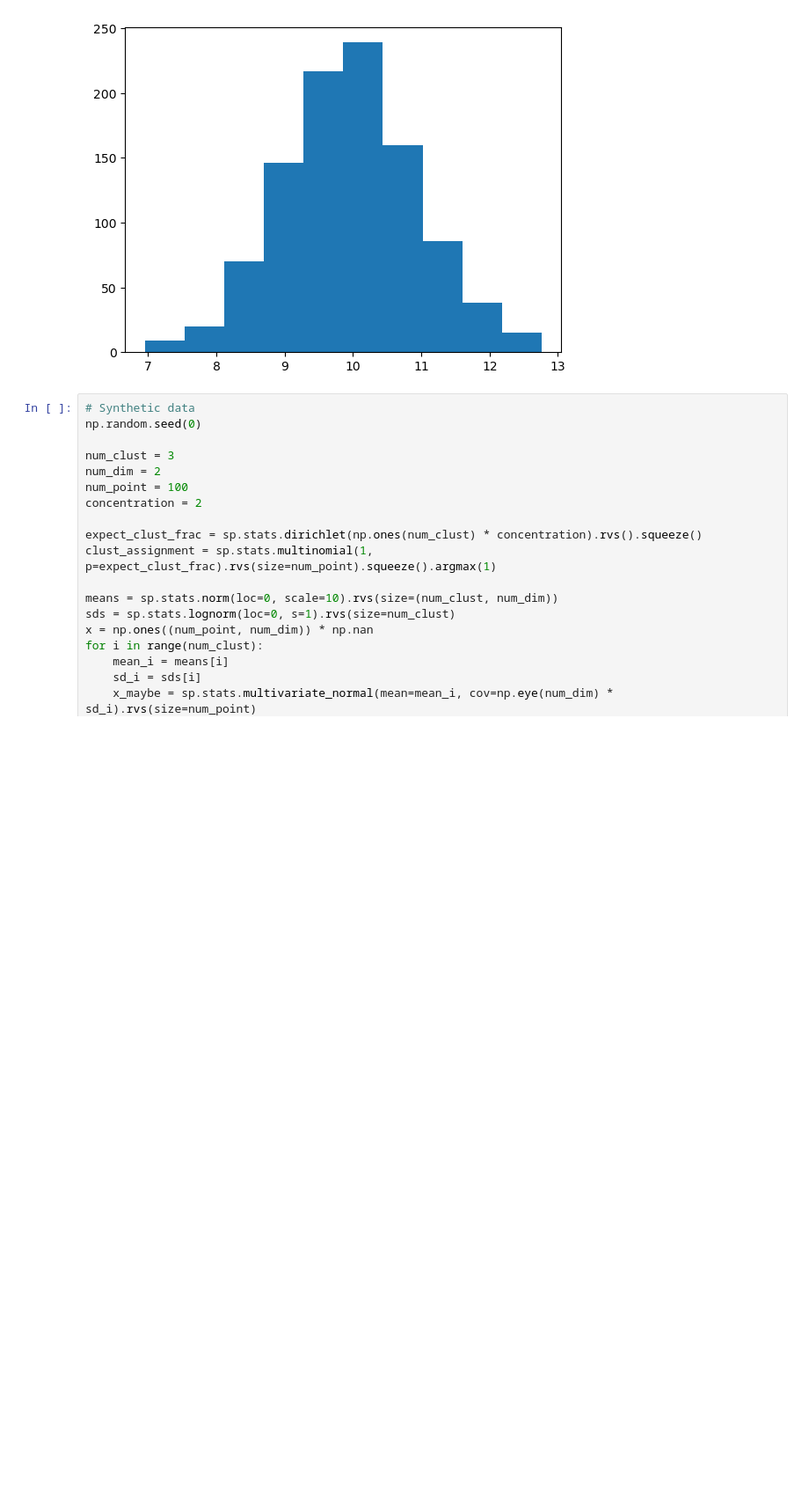
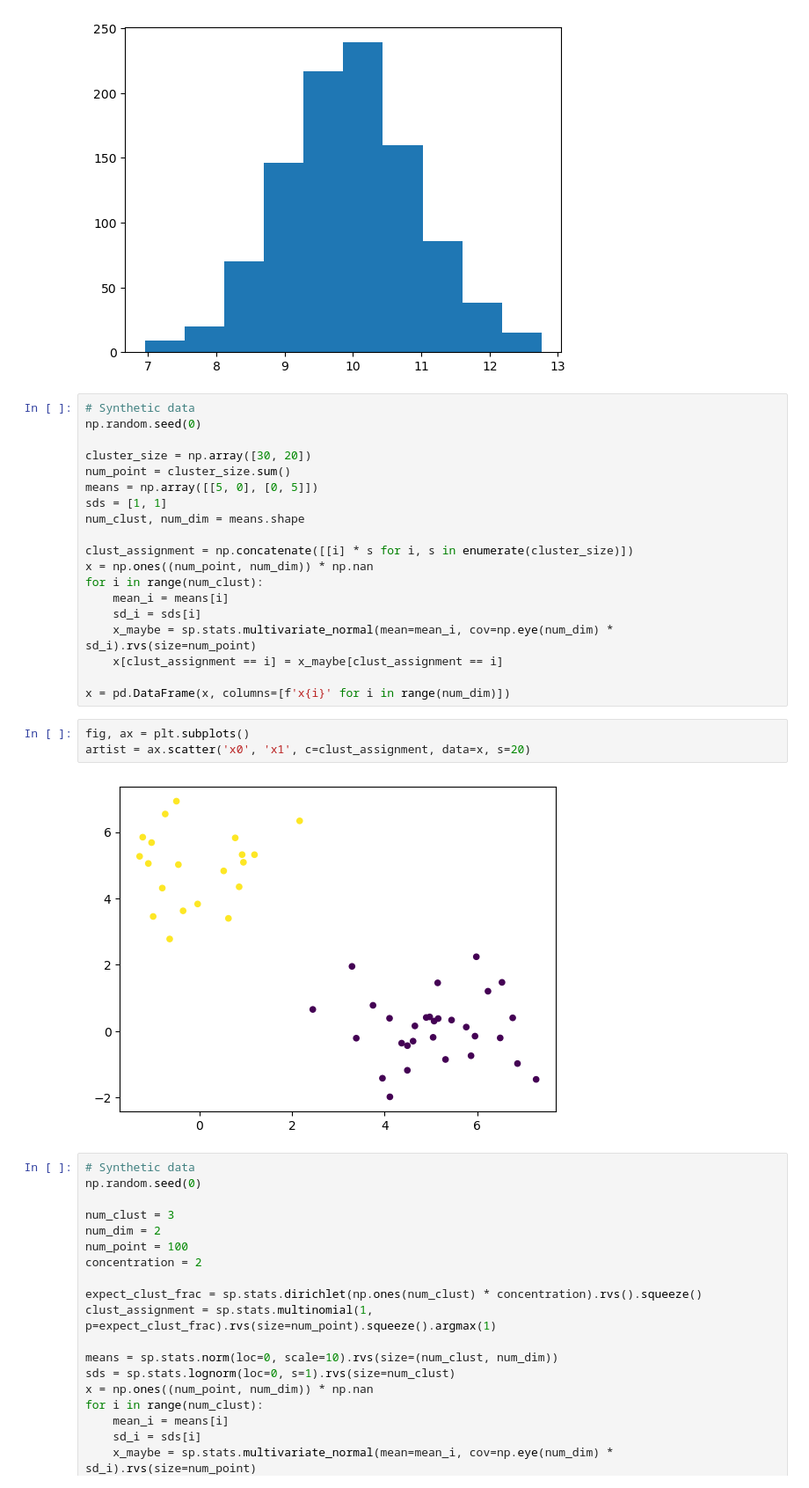
Before and after one commit to bsmith89/clustering-playground, a Jupyter notebook: .speaker/notes.ipynb, the cells around one changed output. Shown at 88% size. Drawn from its saved outputs; the diff is of its cells as text; blank space fills up the shorter version.

```diff
--- a/.speaker/notes.ipynb
+++ b/.speaker/notes.ipynb
@@ -19,6 +22,30 @@ plt.hist(x)
         12.75935511]),
  <BarContainer object of 10 artists>)
 [figure]
+# %%
+# Synthetic data
+np.random.seed(0)
+
+cluster_size = np.array([30, 20])
+num_point = cluster_size.sum()
+means = np.array([[5, 0], [0, 5]])
+sds = [1, 1]
+num_clust, num_dim = means.shape
+
+clust_assignment = np.concatenate([[i] * s for i, s in enumerate(cluster_size)])
+x = np.ones((num_point, num_dim)) * np.nan
+for i in range(num_clust):
+    mean_i = means[i]
+    sd_i = sds[i]
+    x_maybe = sp.stats.multivariate_normal(mean=mean_i, cov=np.eye(num_dim) * sd_i).rvs(size=num_point)
+    x[clust_assignment == i] = x_maybe[clust_assignment == i]
+
+x = pd.DataFrame(x, columns=[f'x{i}' for i in range(num_dim)])
+# %%
+fig, ax = plt.subplots()
+artist = ax.scatter('x0', 'x1', c=clust_assignment, data=x, s=20)
+# %% [output]
+[figure, added]
 # %%
 # Synthetic data
 np.random.seed(0)
```
Also changed, not shown: parts of 9 cells of this notebook.
